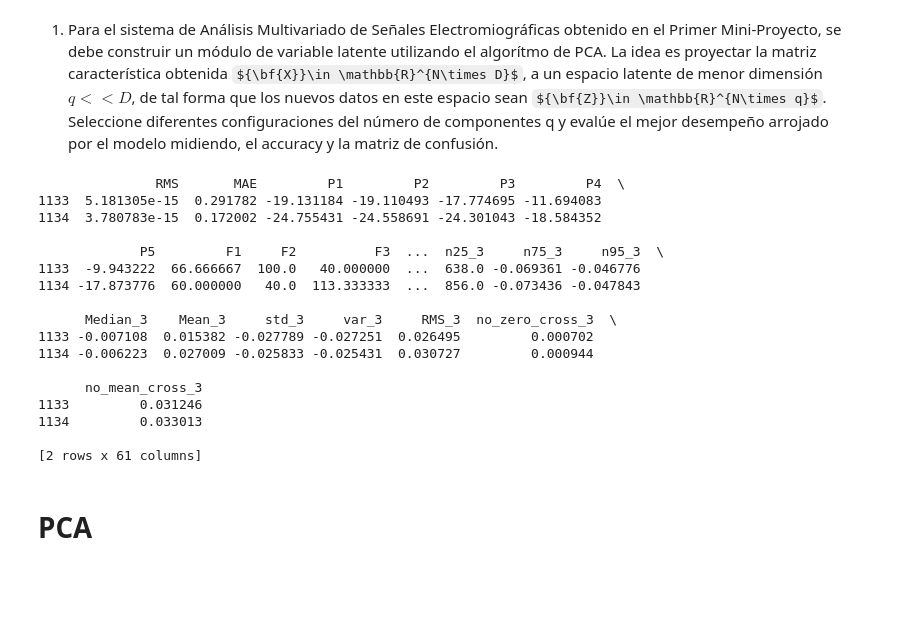
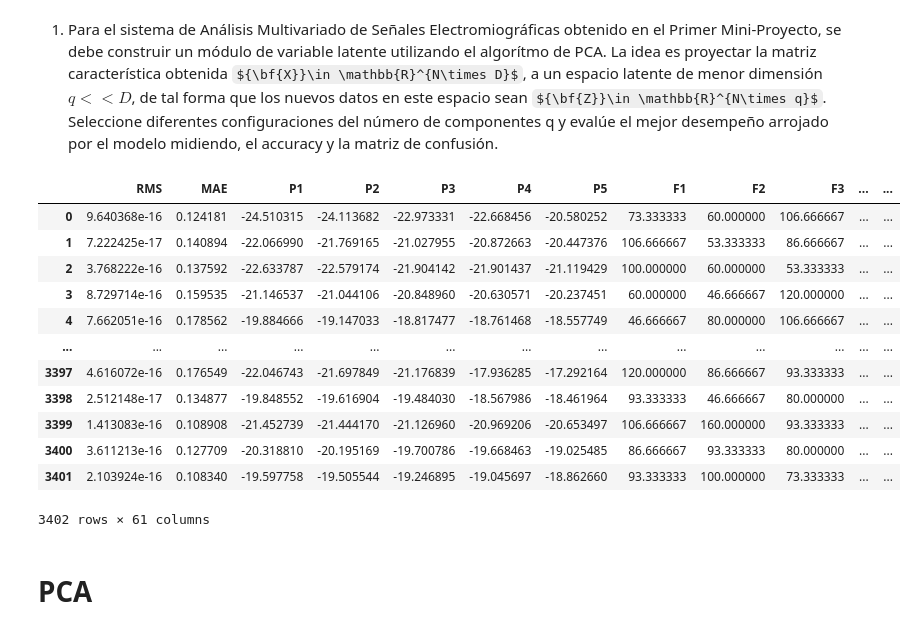
Before and after one commit to alejandrazuleta1/analisis-pca-emg, a Jupyter notebook: Mini_proyecto2.ipynb, the cells around one changed output. Drawn from its saved outputs; the diff is of its cells as text; code cells hidden in the pictures; some formulas as TeX source; blank space fills up the shorter version.

```diff
--- a/Mini_proyecto2.ipynb
+++ b/Mini_proyecto2.ipynb
@@ -38,23 +43,18 @@ y = df_mejores.iloc[:,18:19]
-# %%
-print(X_completo[1133:1135])
-#print(X_completo[1133::])
-# %% [output]
-               RMS       MAE         P1         P2         P3         P4  \
-1133  5.181305e-15  0.291782 -19.131184 -19.110493 -17.774695 -11.694083
-1134  3.780783e-15  0.172002 -24.755431 -24.558691 -24.301043 -18.584352
-
-             P5         F1     F2          F3  ...  n25_3     n75_3     n95_3  \
-1133  -9.943222  66.666667  100.0   40.000000  ...  638.0 -0.069361 -0.046776
-1134 -17.873776  60.000000   40.0  113.333333  ...  856.0 -0.073436 -0.047843
-
-      Median_3    Mean_3     std_3     var_3     RMS_3  no_zero_cross_3  \
-1133 -0.007108  0.015382 -0.027789 -0.027251  0.026495         0.000702
-1134 -0.006223  0.027009 -0.025833 -0.025431  0.030727         0.000944
-
-      no_mean_cross_3
-1133         0.031246
-1134         0.033013
-
-[2 rows x 61 columns]
+# %%
+X_completo
+# %% [output]
+|  | RMS | MAE | P1 | P2 | P3 | P4 | P5 | F1 | F2 | F3 | ... | ... |
+| 0 | 9.640368e-16 | 0.124181 | -24.510315 | -24.113682 | -22.973331 | -22.668456 | -20.580252 | 73.333333 | 60.000000 | 106.666667 | ... | ... |
+| 1 | 7.222425e-17 | 0.140894 | -22.066990 | -21.769165 | -21.027955 | -20.872663 | -20.447376 | 106.666667 | 53.333333 | 86.666667 | ... | ... |
+| 2 | 3.768222e-16 | 0.137592 | -22.633787 | -22.579174 | -21.904142 | -21.901437 | -21.119429 | 100.000000 | 60.000000 | 53.333333 | ... | ... |
+| 3 | 8.729714e-16 | 0.159535 | -21.146537 | -21.044106 | -20.848960 | -20.630571 | -20.237451 | 60.000000 | 46.666667 | 120.000000 | ... | ... |
+| 4 | 7.662051e-16 | 0.178562 | -19.884666 | -19.147033 | -18.817477 | -18.761468 | -18.557749 | 46.666667 | 80.000000 | 106.666667 | ... | ... |
+| ... | ... | ... | ... | ... | ... | ... | ... | ... | ... | ... | ... | ... |
+| 3397 | 4.616072e-16 | 0.176549 | -22.046743 | -21.697849 | -21.176839 | -17.936285 | -17.292164 | 120.000000 | 86.666667 | 93.333333 | ... | ... |
+| 3398 | 2.512148e-17 | 0.134877 | -19.848552 | -19.616904 | -19.484030 | -18.567986 | -18.461964 | 93.333333 | 46.666667 | 80.000000 | ... | ... |
+| 3399 | 1.413083e-16 | 0.108908 | -21.452739 | -21.444170 | -21.126960 | -20.969206 | -20.653497 | 106.666667 | 160.000000 | 93.333333 | ... | ... |
+| 3400 | 3.611213e-16 | 0.127709 | -20.318810 | -20.195169 | -19.700786 | -19.668463 | -19.025485 | 86.666667 | 93.333333 | 80.000000 | ... | ... |
+| 3401 | 2.103924e-16 | 0.108340 | -19.597758 | -19.505544 | -19.246895 | -19.045697 | -18.862660 | 93.333333 | 100.000000 | 73.333333 | ... | ... |
+3402 rows × 61 columns
 # %% [markdown]
 # PCA
```
Also changed, not shown: parts of 12 cells of this notebook.
